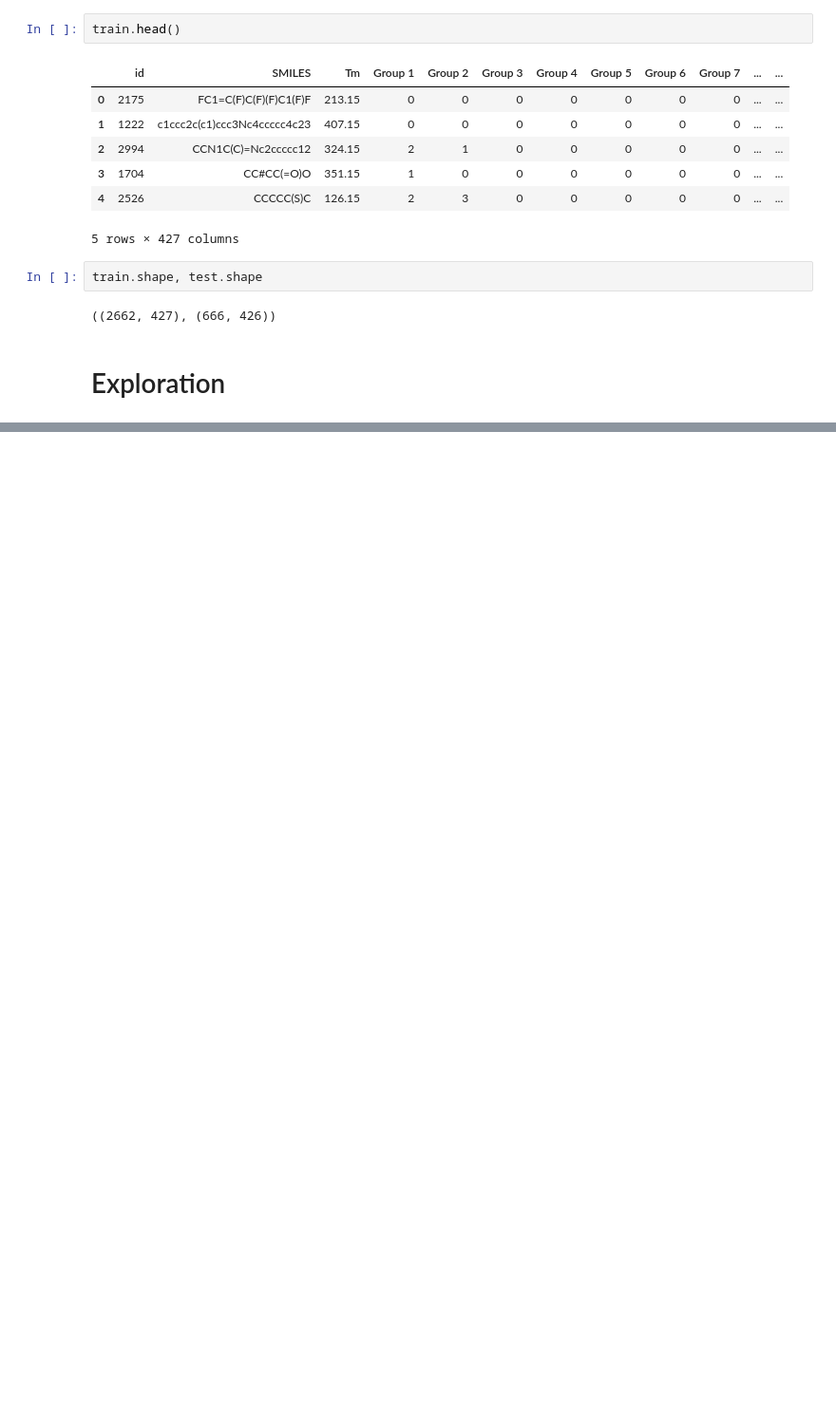
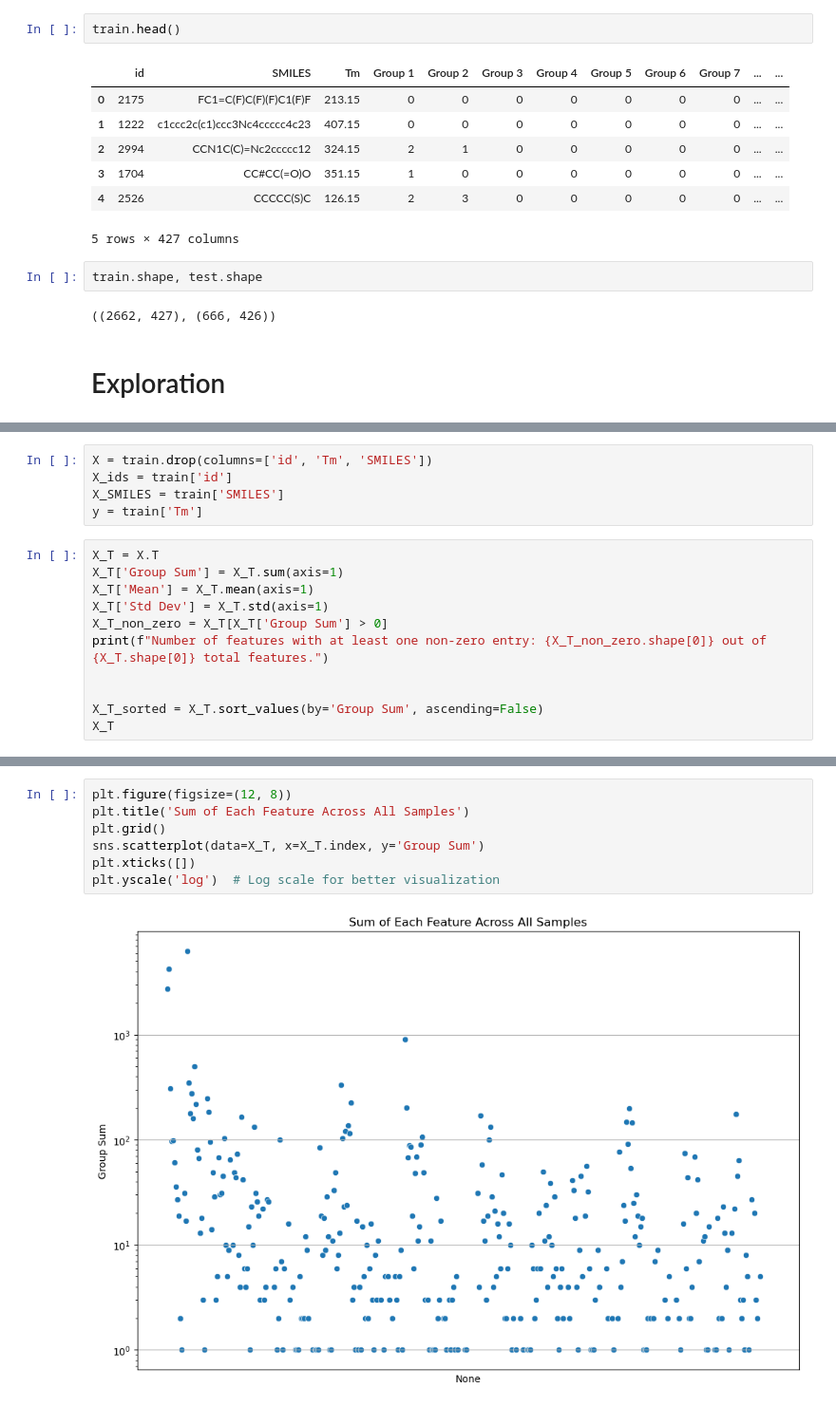
Before and after one commit to MrIsCM/Thermophysical-Property-Comp, a Jupyter notebook: notebooks/01-eda-initial.ipynb, the cells around one changed output, grey strips where cells are left out. Shown: that part at 95% size. Saved outputs shown, nothing was run; the diff lists cells and outputs as text; blank space fills up the shorter version.

```diff
--- a/notebooks/01-eda-initial.ipynb
+++ b/notebooks/01-eda-initial.ipynb
@@ -53,0 +73,16 @@ sns.histplot(train['Tm'], bins=50, kde=True)
+# %%
+X = train.drop(columns=['id', 'Tm', 'SMILES'])
+X_ids = train['id']
+X_SMILES = train['SMILES']
+y = train['Tm']
+# %%
+X_T = X.T
+X_T['Group Sum'] = X_T.sum(axis=1)
+X_T['Mean'] = X_T.mean(axis=1)
+X_T['Std Dev'] = X_T.std(axis=1)
+X_T_non_zero = X_T[X_T['Group Sum'] > 0]
+print(f"Number of features with at least one non-zero entry: {X_T_non_zero.shape[0]} out of {X_T.shape[0]} total features.")
+
+
+X_T_sorted = X_T.sort_values(by='Group Sum', ascending=False)
+X_T
@@ -53,0 +104,9 @@ sns.histplot(train['Tm'], bins=50, kde=True)
+# %%
+plt.figure(figsize=(12, 8))
+plt.title('Sum of Each Feature Across All Samples')
+plt.grid()
+sns.scatterplot(data=X_T, x=X_T.index, y='Group Sum')
+plt.xticks([])
+plt.yscale('log')  # Log scale for better visualization
+# %% [output]
+[figure, added]
```
Also changed, not shown: parts of 8 cells of this notebook, 1 other file.
